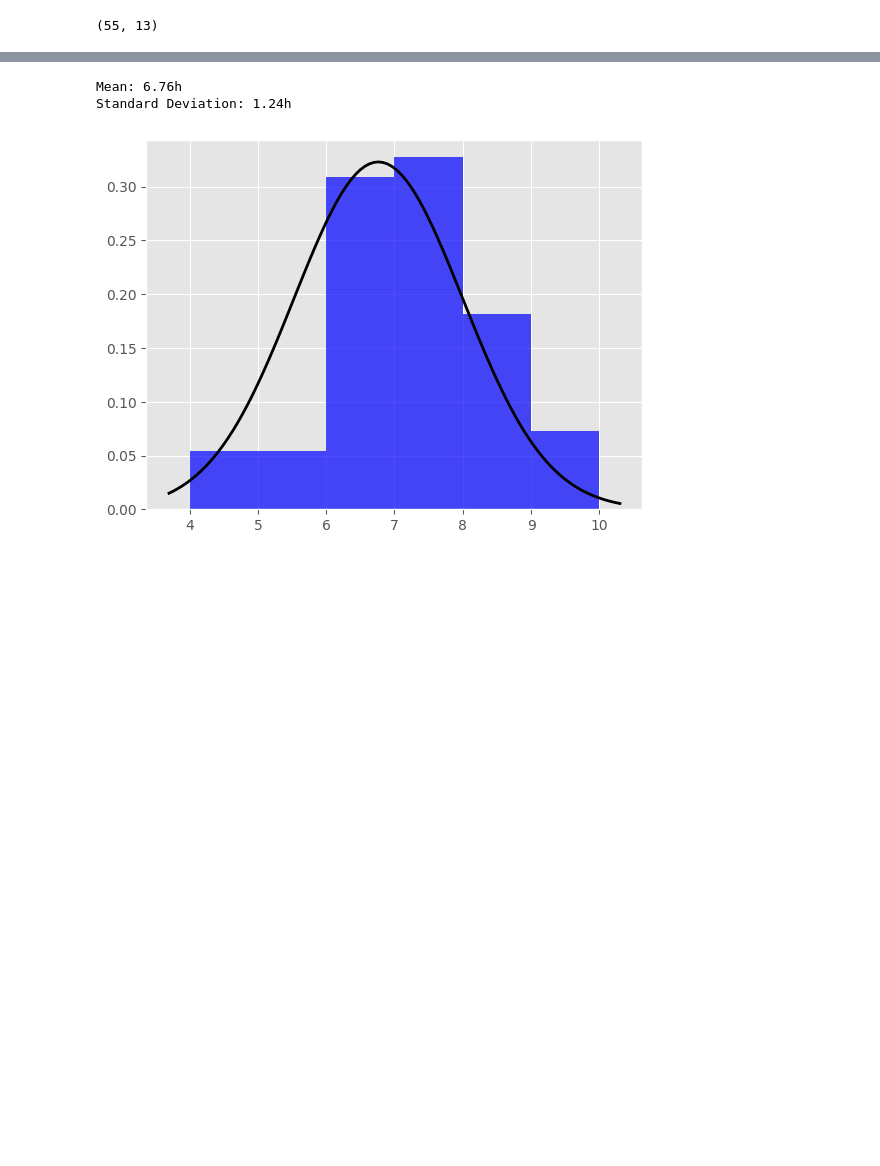
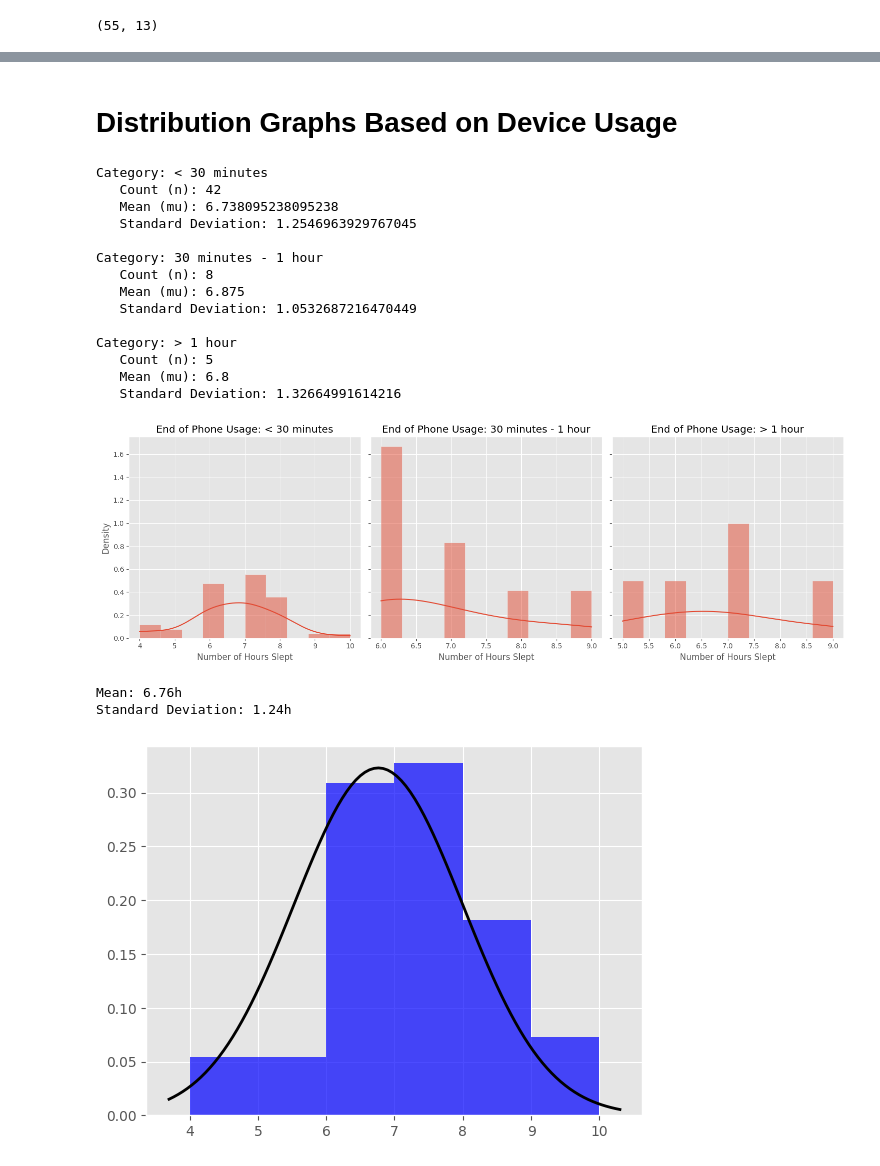
Before and after one commit to NathanGrenier/ENGR-371, a Jupyter notebook: analysis.ipynb, the cells around one changed output, grey strips where cells are left out. Drawn from its saved outputs; the diff is of its cells as text; code cells hidden in the pictures; blank space fills up the shorter version.

Commit message:
added some graphs

```diff
--- a/analysis.ipynb
+++ b/analysis.ipynb
@@ -77,3 +71,59 @@ df = df.rename(
+# %% [markdown]
+# Distribution Graphs Based on Device Usage
+# %%
+import seaborn as sns
+import matplotlib.pyplot as plt
+from scipy.stats import norm
+
+
+# Define the categories for end_of_phone_usage
+categories = ["< 30 minutes", "30 minutes - 1 hour", "> 1 hour"]
+
+# Set up the figure and axes
+fig, axes = plt.subplots(1, 3, figsize=(15, 5), sharey=True)
+
+# Iterate over each category of end_of_phone_usage
+for i, category in enumerate(categories):
+    # Filter the dataframe for the current category
+    filtered_df = df[df["end_of_phone_usage"] == category]
+
+    # Calculate n, mean, and standard deviation
+    n = len(filtered_df)
+    mu, std = norm.fit(filtered_df["hours_of_sleep"])
+
+    # Print n, mean, and standard deviation
+    print(f"Category: {category}")
+    print(f"   Count (n): {n}")
+    print(f"   Mean (mu): {mu}")
+    print(f"   Standard Deviation: {std}\n")
+
+    # Create a smoothed histogram using the fitted Gaussian distribution
+    sns.histplot(filtered_df["hours_of_sleep"], bins=10, ax=axes[i], kde=True, stat='density')
+
+    # Set title and labels
+    axes[i].set_title(f"End of Phone Usage: {category}")
+    axes[i].set_xlabel("Number of Hours Slept")
+    axes[i].set_ylabel("Density")
+
+# Adjust layout
+plt.tight_layout()
+plt.show()
+# %% [output]
+Category: < 30 minutes
+   Count (n): 42
+   Mean (mu): 6.738095238095238
+   Standard Deviation: 1.2546963929767045
+
+Category: 30 minutes - 1 hour
+   Count (n): 8
+   Mean (mu): 6.875
+   Standard Deviation: 1.0532687216470449
+
+Category: > 1 hour
+   Count (n): 5
+   Mean (mu): 6.8
+   Standard Deviation: 1.32664991614216
+[figure, added]
 # %%
 from scipy.stats import norm
 
```
Also changed, not shown: parts of 15 cells of this notebook.
